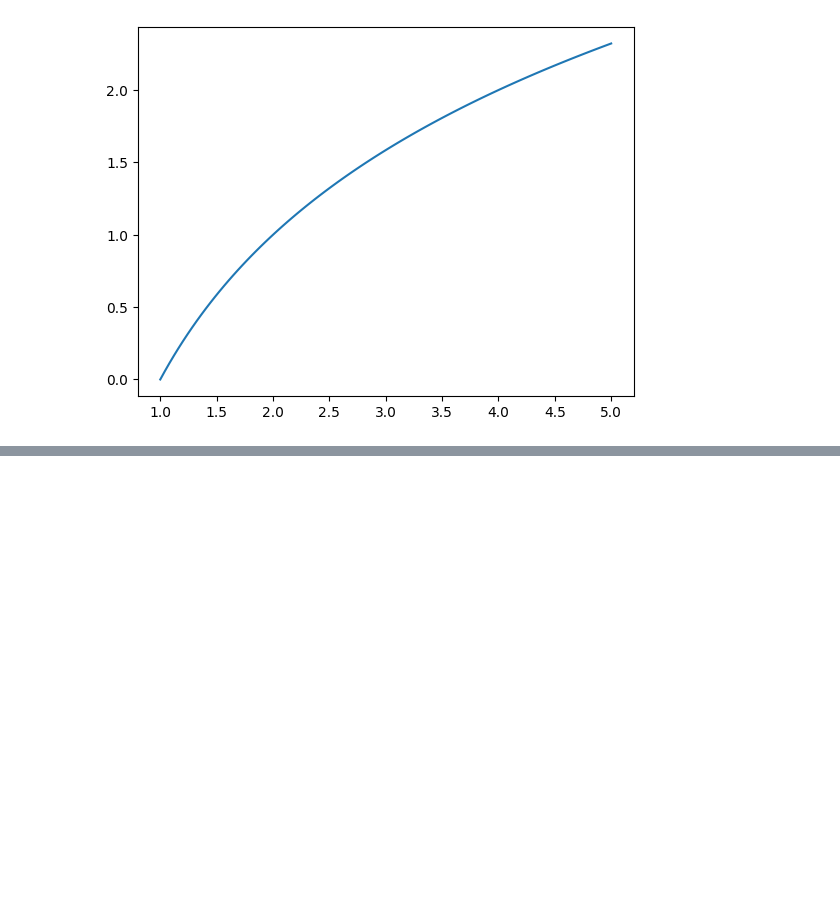
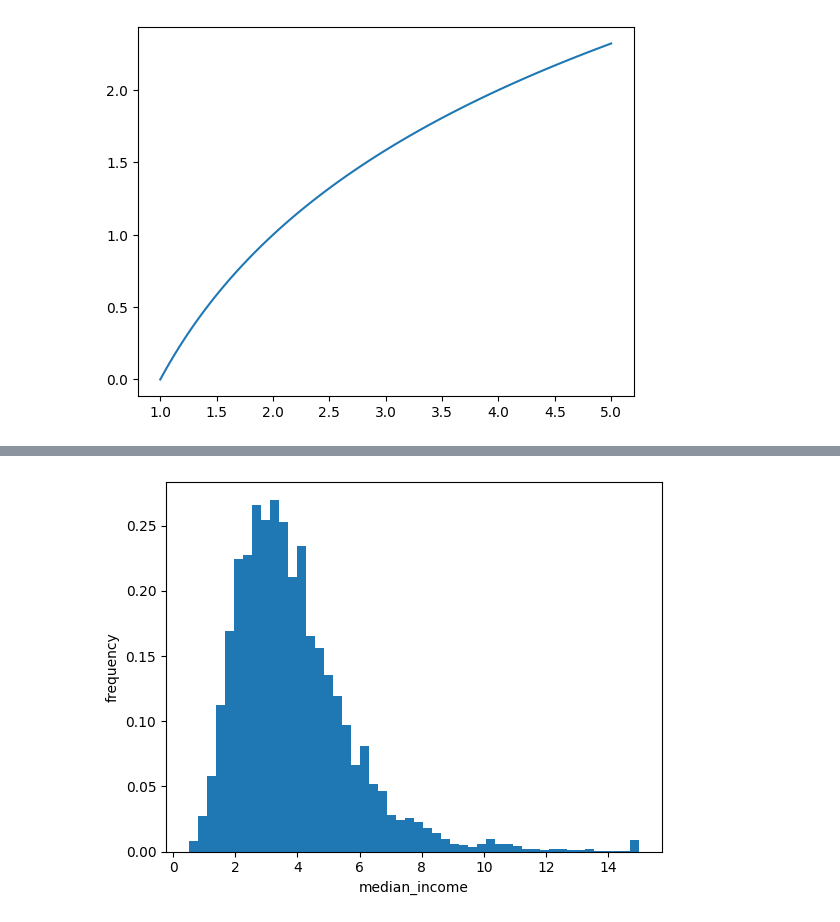
Before and after one commit to HebaSedik/machine-learning, a Jupyter notebook: matplotlib.ipynb, the cells around one changed output, grey strips where cells are left out. Cells and saved outputs as stored; diff of their text form; code cells hidden in the pictures; blank space fills up the shorter version.

```diff
--- a/matplotlib.ipynb
+++ b/matplotlib.ipynb
@@ -249,0 +252,7 @@ plt.show()
+# %%
+plt.hist(df_house['median_income'],bins=50,density=True)
+plt.xlabel('median_income')
+plt.ylabel('frequency')
+plt.show()
+# %% [output]
+[figure, added]
```
Also changed, not shown: parts of 3 cells of this notebook.
